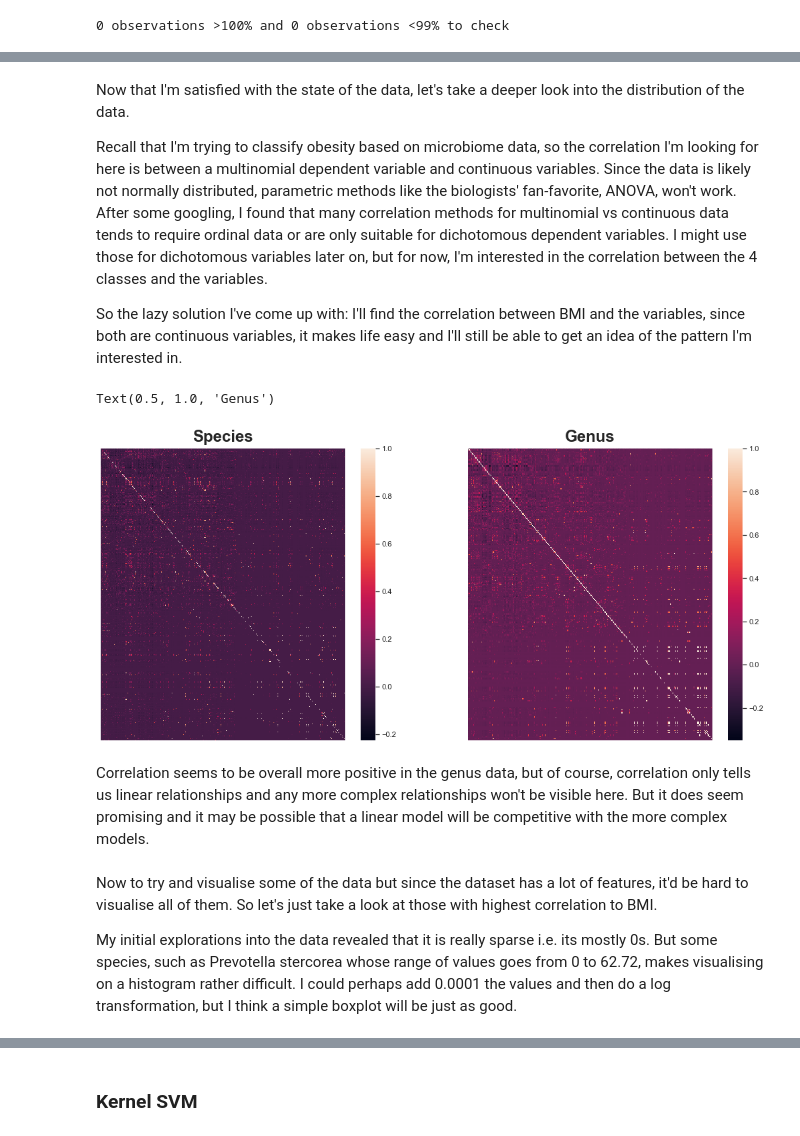
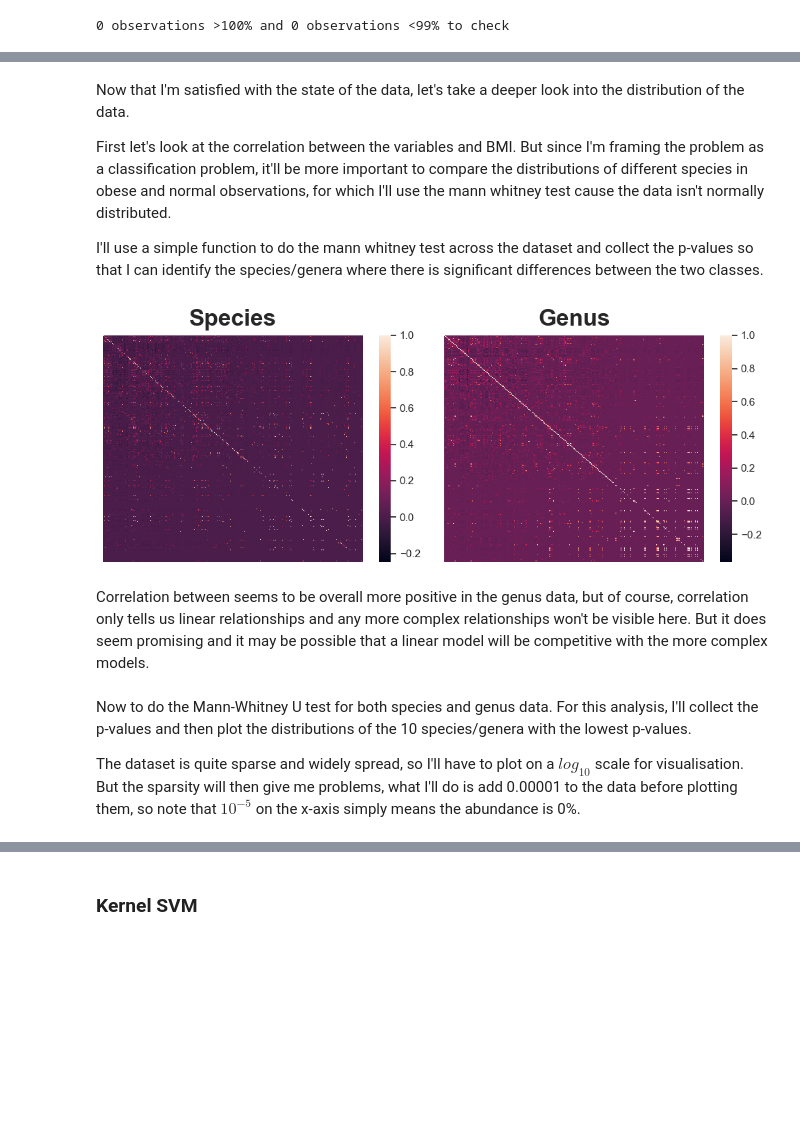
Before and after one commit to Geoff-CQW/obesity_stool, a Jupyter notebook: Project.ipynb, the cells around one changed output, grey strips where cells are left out. Saved outputs shown, nothing was run; the diff lists cells and outputs as text; code cells hidden in the pictures; blank space fills up the shorter version.

```diff
--- a/Project.ipynb
+++ b/Project.ipynb
@@ -98,6 +98,8 @@ processed.iloc[:, 7:] = processed.iloc[:, 7:].apply(pd.to_numeric)
 
 bmi = [(processed['bmi'] >= 18.5) & (processed['bmi'] < 25), (processed['bmi'] >= 25) & (processed['bmi'] < 30), processed['bmi'] >= 30 ]
 
-categories = ['2','3','4']
+categories = ['1','2','3']
 
-processed['bmi_category'] = np.select(bmi, categories, default = '1')
+classes = np.select(bmi, categories, default = '0')
+
+np.unique(classes, return_counts=True)
@@ -112,3 +111,9 @@ Name: bmi_category, dtype: int64
+# %%
+bmi = [(processed['bmi'] >= 18.5) & (processed['bmi'] < 25), processed['bmi'] >= 30 ]
+
+categories = ['0','1']
+
+processed['bmi_category'] = np.select(bmi, categories, default = '2')
 # %% [markdown]
 I also noticed some "redundancy" in the relative abdundance data which should be removed after the initial data cleaning:
 
@@ -153,9 +158,9 @@ not_species = [i for i in bacteria if not s.search(i)]
 not_genus = [j for j in bacteria if not g.search(j)]
 
 # drop columns that are not needed
-species_data = processed.drop(columns = not_species)
+species_data = processed[processed['bmi_category'] != '2'].drop(columns = not_species)
 
-genus_data = processed.drop(columns = not_genus)
+genus_data = processed[processed['bmi_category'] != '2'].drop(columns = not_genus)
 # %%
 print('New dimensions of the dataset:')
 print()
@@ -279,6 +272,6 @@ print('{} observations >100% and {} observations <99% to check'.format(len(gt),
 # %% [markdown]
 Now that I'm satisfied with the state of the data, let's take a deeper look into the distribution of the data.
 
-Recall that I'm trying to classify obesity based on microbiome data, so the correlation I'm looking for here is between a multinomial dependent variable and continuous variables. Since the data is likely not normally distributed, parametric methods like the biologists' fan-favorite, ANOVA, won't work. After some googling, I found that many correlation methods for multinomial vs continuous data tends to require ordinal data or are only suitable for dichotomous dependent variables. I might use those for dichotomous variables later on, but for now, I'm interested in the correlation between the 4 classes and the variables.
+First let's look at the correlation between the variables and BMI. But since I'm framing the problem as a classification problem, it'll be more important to compare the distributions of different species in obese and normal observations, for which I'll use the mann whitney test cause the data isn't normally distributed.
 
-So the lazy solution I've come up with: I'll find the correlation between BMI and the variables, since both are continuous variables, it makes life easy and I'll still be able to get an idea of the pattern I'm interested in.
+I'll use a simple function to do the mann whitney test across the dataset and collect the p-values so that I can identify the species/genera where there is significant differences between the two classes.
@@ -291,22 +296,28 @@ genus_corr = genus_data.iloc[:, 6:-1].corr().fillna(0)
 # %%
+# calculate pearson correlation using pandas, generally, NA is returned if the values do not vary, and since this dataset is pretty sparse, there's probably going to be quite a lot of NAs, which I'll treat as having no correlation
+
+species_corr = species_data.iloc[:, 6:-1].corr().fillna(0)
+
+genus_corr = genus_data.iloc[:, 6:-1].corr().fillna(0)
+
 sns.set_theme()
-fig = plt.figure(figsize = (18,8))
+fig = plt.figure(figsize = (10,4), dpi=100)
 
 ax1 = fig.add_subplot(1, 2, 1)
 sns.heatmap(species_corr, xticklabels="", yticklabels="", ax=ax1)
 ax1.set_title('Species', fontdict={'fontsize':24, 'fontweight':'demibold'}, pad=10)
 
-
 ax2 = fig.add_subplot(1, 2, 2)
 sns.heatmap(genus_corr, xticklabels="", yticklabels="", ax=ax2)
 ax2.set_title('Genus', fontdict={'fontsize':24, 'fontweight':'demibold'}, pad=10)
+
+plt.tight_layout()
 # %% [output]
-Text(0.5, 1.0, 'Genus')
-[figure, old version]
+[figure, new version]
 # %% [markdown]
-Correlation seems to be overall more positive in the genus data, but of course, correlation only tells us linear relationships and any more complex relationships won't be visible here. But it does seem promising and it may be possible that a linear model will be competitive with the more complex models.
+Correlation between seems to be overall more positive in the genus data, but of course, correlation only tells us linear relationships and any more complex relationships won't be visible here. But it does seem promising and it may be possible that a linear model will be competitive with the more complex models.
 # %% [markdown]
-Now to try and visualise some of the data but since the dataset has a lot of features, it'd be hard to visualise all of them. So let's just take a look at those with highest correlation to BMI.
+Now to do the Mann-Whitney U test for both species and genus data. For this analysis, I'll collect the p-values and then plot the distributions of the 10 species/genera with the lowest p-values.
 
-My initial explorations into the data revealed that it is really sparse i.e. its mostly 0s. But some species, such as Prevotella stercorea whose range of values goes from 0 to 62.72, makes visualising on a histogram rather difficult. I could perhaps add 0.0001 the values and then do a log transformation, but I think a simple boxplot will be just as good.
+The dataset is quite sparse and widely spread, so I'll have to plot on a $log_{10}$ scale for visualisation. But the sparsity will then give me problems, what I'll do is add 0.00001 to the data before plotting them, so note that $10^{-5}$ on the x-axis simply means the abundance is 0%.
 # %%
```
Also changed, not shown: parts of 67 cells of this notebook.
